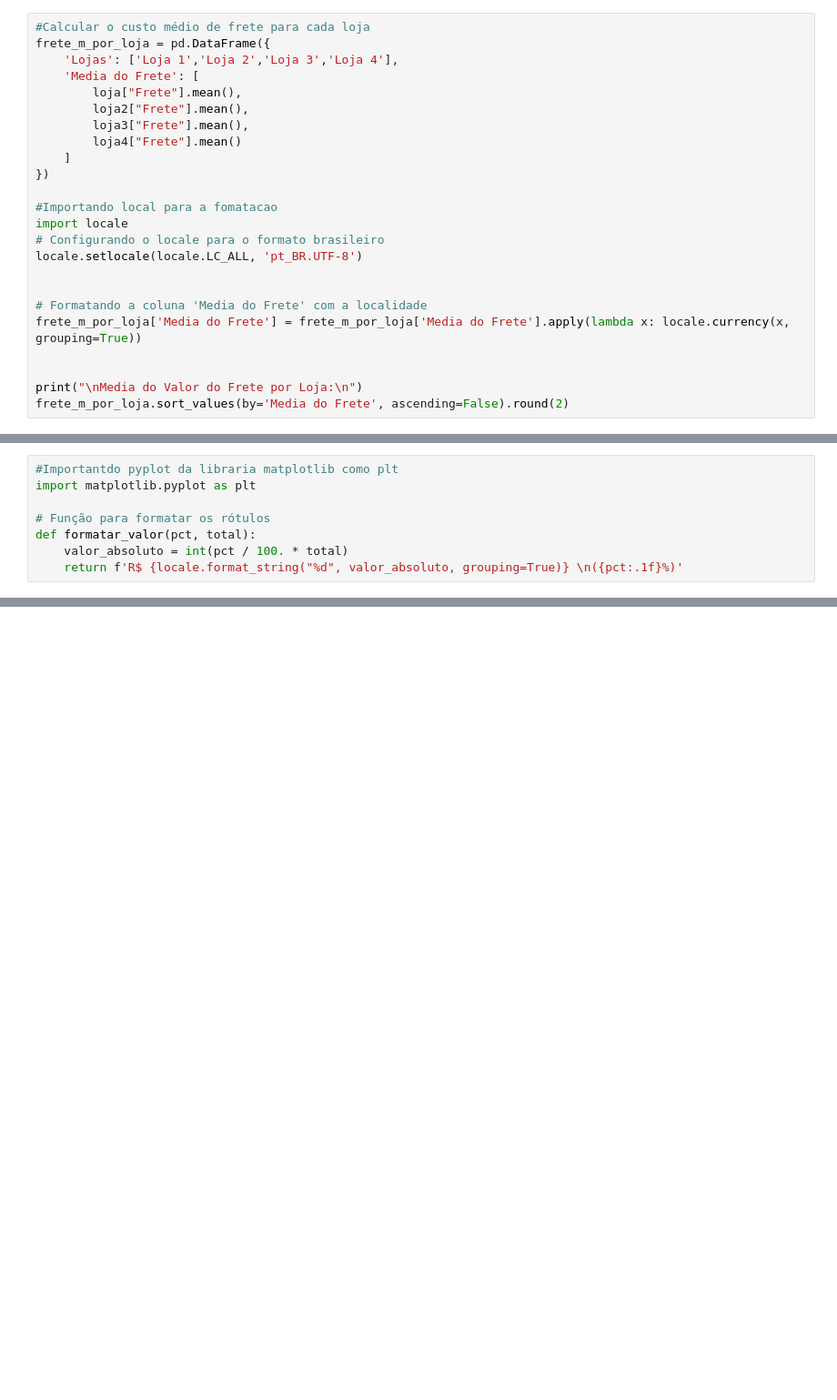
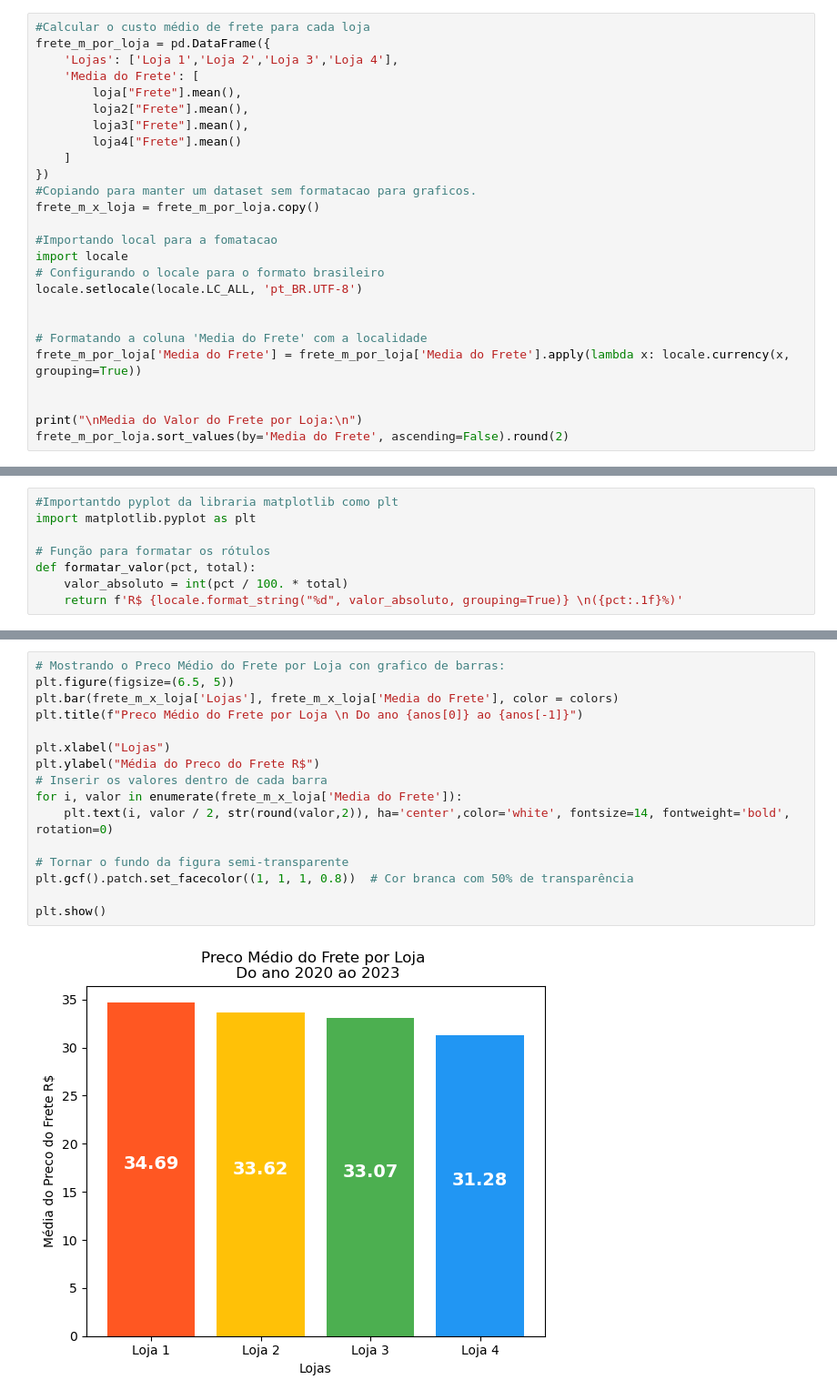
Before and after one commit to ygor-github/challenge-alura-store, a Jupyter notebook: AluraStoreBr.ipynb, the cells around one changed output, grey strips where cells are left out. Shown at 91% size. Cells and saved outputs as stored; diff of their text form; blank space fills up the shorter version.

```diff
--- a/AluraStoreBr.ipynb
+++ b/AluraStoreBr.ipynb
@@ -186,6 +186,8 @@ frete_m_por_loja = pd.DataFrame({
         loja4["Frete"].mean()
     ]
 })
+#Copiando para manter um dataset sem formatacao para graficos.
+frete_m_x_loja = frete_m_por_loja.copy()
 
 #Importando local para a fomatacao
 import locale
@@ -230,0 +257,18 @@ plt.show()
+# %%
+# Mostrando o Preco Médio do Frete por Loja con grafico de barras:
+plt.figure(figsize=(6.5, 5))
+plt.bar(frete_m_x_loja['Lojas'], frete_m_x_loja['Media do Frete'], color = colors)
+plt.title(f"Preco Médio do Frete por Loja \n Do ano {anos[0]} ao {anos[-1]}")
+
+plt.xlabel("Lojas")
+plt.ylabel("Média do Preco do Frete R$")
+# Inserir os valores dentro de cada barra
+for i, valor in enumerate(frete_m_x_loja['Media do Frete']):
+    plt.text(i, valor / 2, str(round(valor,2)), ha='center',color='white', fontsize=14, fontweight='bold', rotation=0)
+
+# Tornar o fundo da figura semi-transparente
+plt.gcf().patch.set_facecolor((1, 1, 1, 0.8))  # Cor branca com 50% de transparência
+
+plt.show()
+# %% [output]
+[figure, added]
```
Also changed, not shown: parts of 3 cells of this notebook.
